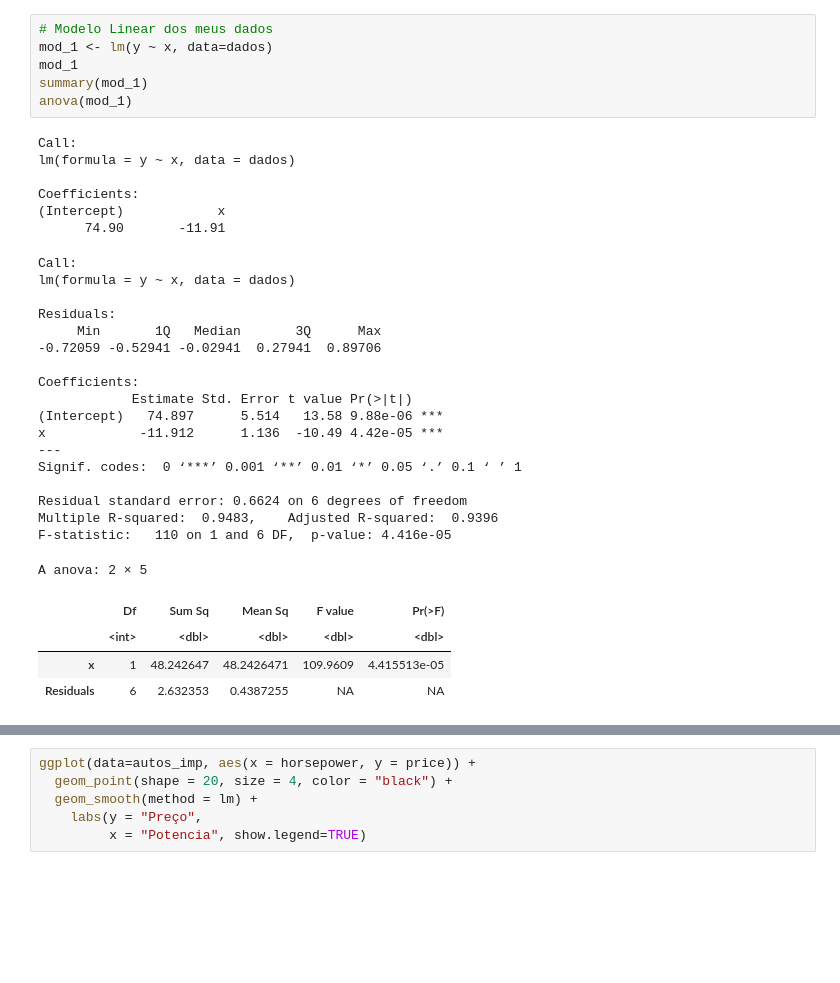
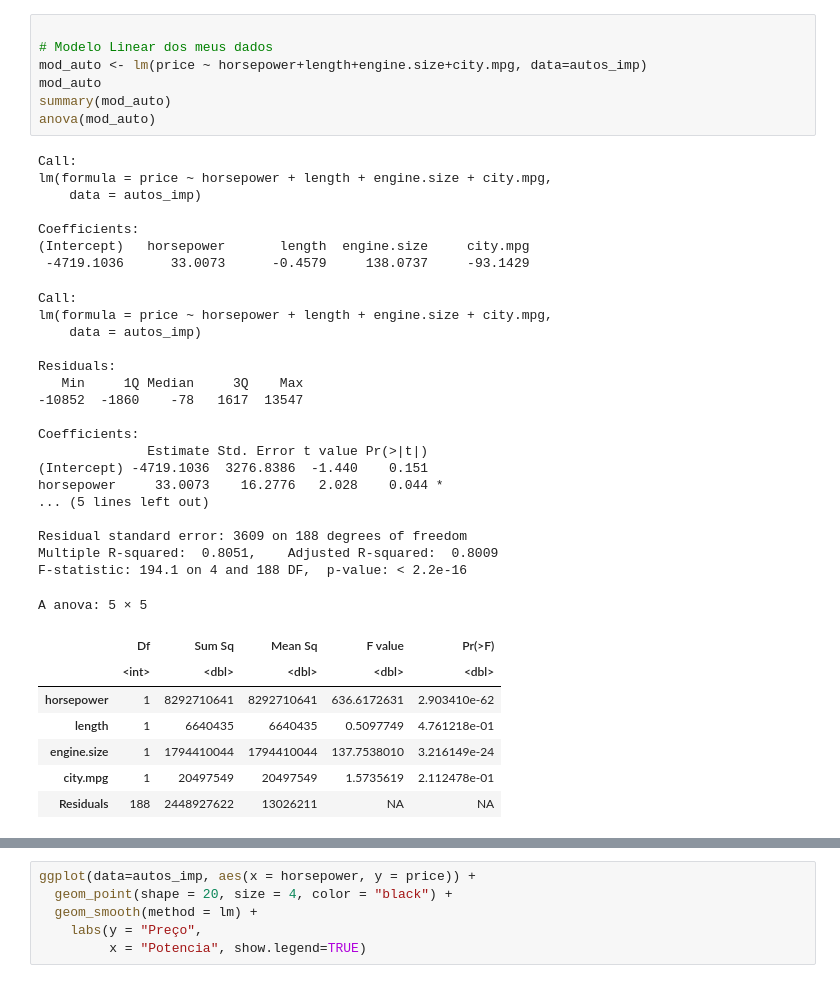
Before and after one commit to BrunaKrasotaMatos/An-liseEstat-stica, a Jupyter notebook: Trilha5/Trilha5.ipynb, the cells around one changed output, grey strips where cells are left out. Drawn from its saved outputs; the diff is of its cells as text; blank space fills up the shorter version.

```diff
--- a/Trilha5/Trilha5.ipynb
+++ b/Trilha5/Trilha5.ipynb
@@ -92,35 +91,40 @@ ggplot(data=dados, aes(x = x, y = y)) +
 # %%
+
 # Modelo Linear dos meus dados
-mod_1 <- lm(y ~ x, data=dados)
-mod_1
-summary(mod_1)
-anova(mod_1)
+mod_auto <- lm(price ~ horsepower+length+engine.size+city.mpg, data=autos_imp)
+mod_auto
+summary(mod_auto)
+anova(mod_auto)
 # %% [output]
 Call:
-lm(formula = y ~ x, data = dados)
+lm(formula = price ~ horsepower + length + engine.size + city.mpg,
+    data = autos_imp)
 
 Coefficients:
-(Intercept)            x
-      74.90       -11.91
+(Intercept)   horsepower       length  engine.size     city.mpg
+ -4719.1036      33.0073      -0.4579     138.0737     -93.1429
 Call:
-lm(formula = y ~ x, data = dados)
+lm(formula = price ~ horsepower + length + engine.size + city.mpg,
+    data = autos_imp)
 
 Residuals:
-     Min       1Q   Median       3Q      Max
--0.72059 -0.52941 -0.02941  0.27941  0.89706
+   Min     1Q Median     3Q    Max
+-10852  -1860    -78   1617  13547
 
 Coefficients:
-            Estimate Std. Error t value Pr(>|t|)
-(Intercept)   74.897      5.514   13.58 9.88e-06 ***
-x            -11.912      1.136  -10.49 4.42e-05 ***
----
-Signif. codes:  0 ‘***’ 0.001 ‘**’ 0.01 ‘*’ 0.05 ‘.’ 0.1 ‘ ’ 1
+              Estimate Std. Error t value Pr(>|t|)
+(Intercept) -4719.1036  3276.8386  -1.440    0.151
+horsepower     33.0073    16.2776   2.028    0.044 *
+... (5 lines left out)
 
-Residual standard error: 0.6624 on 6 degrees of freedom
-Multiple R-squared:  0.9483,    Adjusted R-squared:  0.9396
-F-statistic:   110 on 1 and 6 DF,  p-value: 4.416e-05
+Residual standard error: 3609 on 188 degrees of freedom
+Multiple R-squared:  0.8051,    Adjusted R-squared:  0.8009
+F-statistic: 194.1 on 4 and 188 DF,  p-value: < 2.2e-16
-A anova: 2 × 5
+A anova: 5 × 5
 |  | Df | Sum Sq | Mean Sq | F value | Pr(>F) |
 |  | <int> | <dbl> | <dbl> | <dbl> | <dbl> |
-| x | 1 | 48.242647 | 48.2426471 | 109.9609 | 4.415513e-05 |
-| Residuals | 6 | 2.632353 | 0.4387255 | NA | NA |
+| horsepower | 1 | 8292710641 | 8292710641 | 636.6172631 | 2.903410e-62 |
+| length | 1 | 6640435 | 6640435 | 0.5097749 | 4.761218e-01 |
+| engine.size | 1 | 1794410044 | 1794410044 | 137.7538010 | 3.216149e-24 |
+| city.mpg | 1 | 20497549 | 20497549 | 1.5735619 | 2.112478e-01 |
+| Residuals | 188 | 2448927622 | 13026211 | NA | NA |
```
Also changed, not shown: parts of 20 cells of this notebook.
